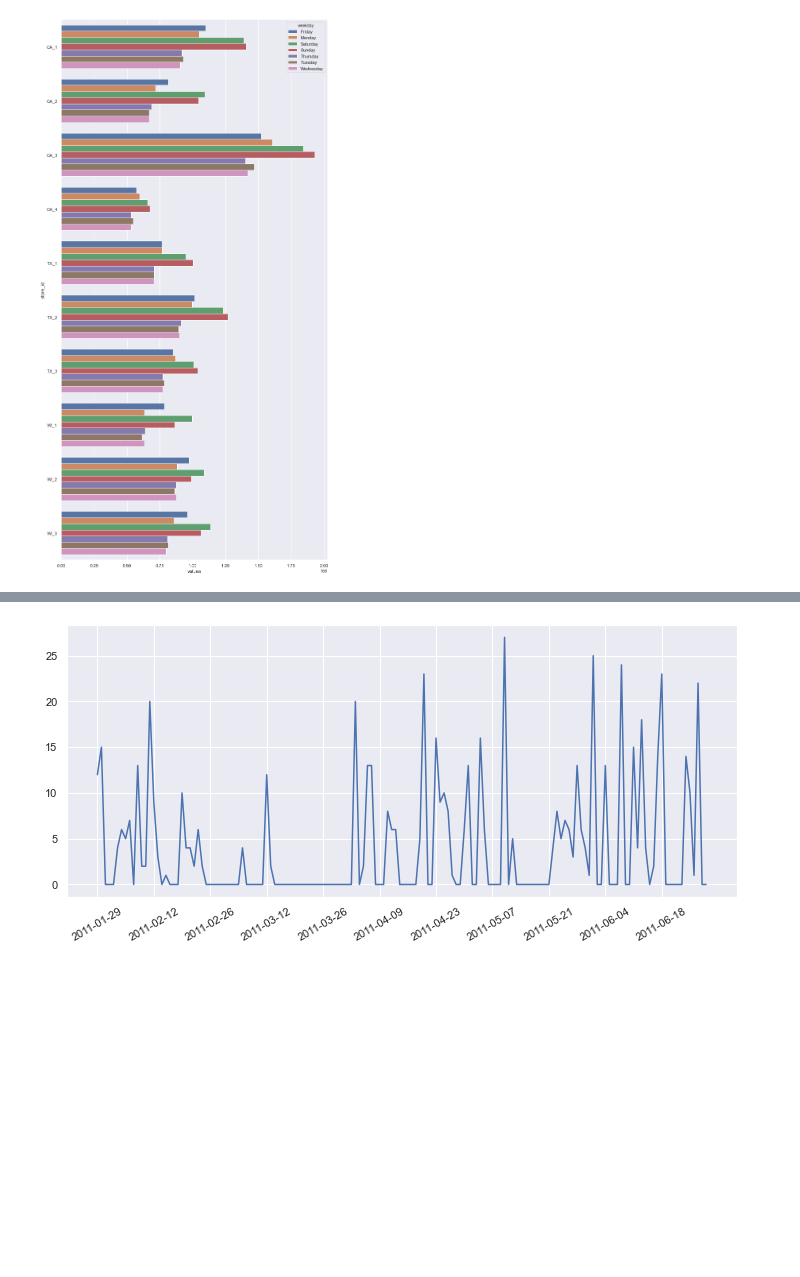
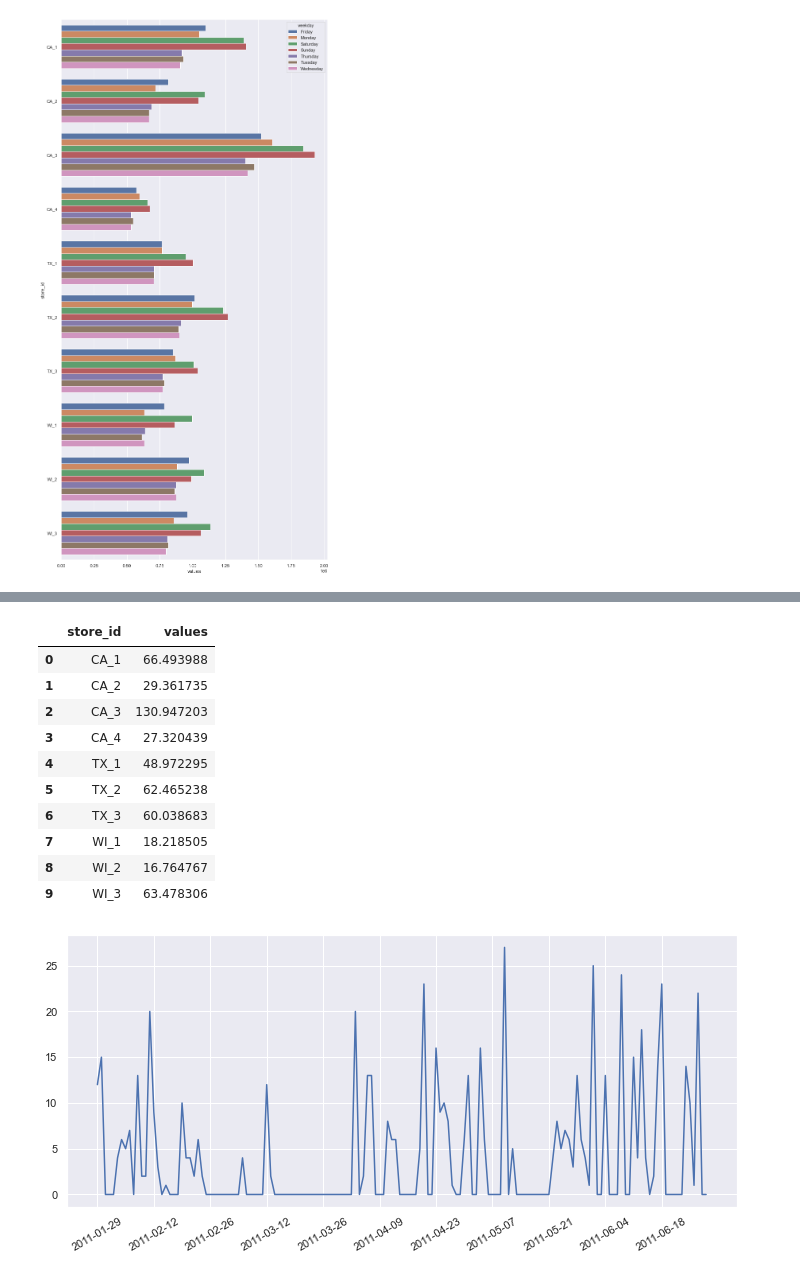
Before and after one commit to navitacion/m5-forecasting, a Jupyter notebook: notebook/EDA - M5 Forecasting.ipynb, the cells around one changed output, grey strips where cells are left out. Cells and saved outputs as stored; diff of their text form; code cells hidden in the pictures; blank space fills up the shorter version.

```diff
--- a/notebook/EDA - M5 Forecasting.ipynb
+++ b/notebook/EDA - M5 Forecasting.ipynb
@@ -82,3 +137,17 @@ plt.show()
+# %%
+train[train['item_id'] == 'FOODS_3_090'].groupby('store_id')['values'].mean().reset_index()
+# %% [output]
+|  | store_id | values |
+| 0 | CA_1 | 66.493988 |
+| 1 | CA_2 | 29.361735 |
+| 2 | CA_3 | 130.947203 |
+| 3 | CA_4 | 27.320439 |
+| 4 | TX_1 | 48.972295 |
+| 5 | TX_2 | 62.465238 |
+| 6 | TX_3 | 60.038683 |
+| 7 | WI_1 | 18.218505 |
+| 8 | WI_2 | 16.764767 |
+| 9 | WI_3 | 63.478306 |
 # %%
 def plot_id(train, _id, from_date, to_date, date_interval=14):
     '''
```
Also changed, not shown: parts of 9 cells of this notebook, 3 other files.
